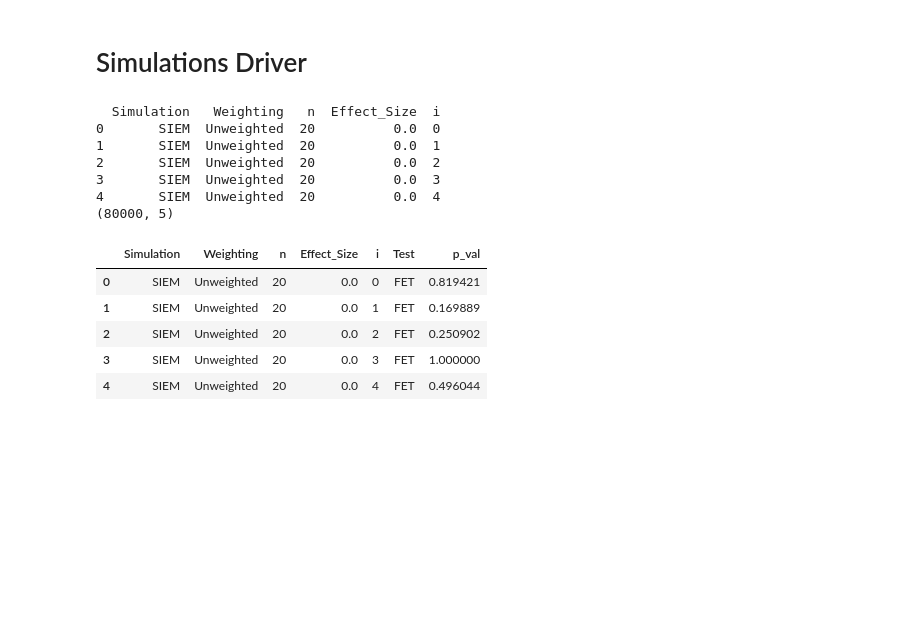
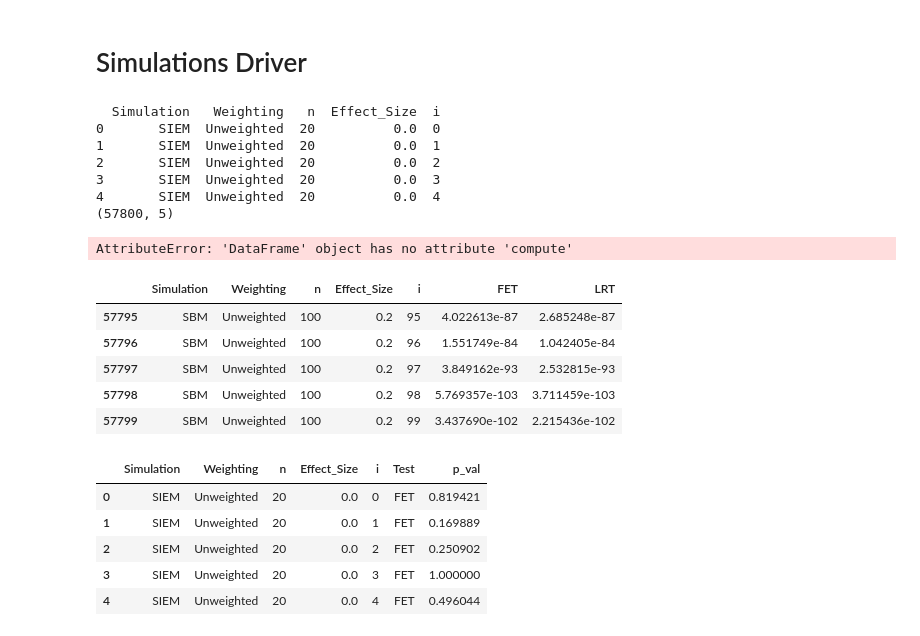
Before and after one commit to neurodata/dos_and_donts, a Jupyter notebook: experiments/single_graph_exps/siem/singlegraph_sims.ipynb, the cells around one changed output. Drawn from its saved outputs; the diff is of its cells as text; code cells hidden in the pictures; blank space fills up the shorter version.

```diff
--- a/experiments/single_graph_exps/siem/singlegraph_sims.ipynb
+++ b/experiments/single_graph_exps/siem/singlegraph_sims.ipynb
@@ -351,11 +365,13 @@ client
 # Simulations Driver
 # %%
 exps = []
-for weighting, sims in simulations.items():
-    for sim_name, sim in sims.items():
-        for es in sim["eff_sz"]:
-            for n in nvertices:
-                for i in range(nrep):
+# for weighting, sims in simulations.items():
+weighting = "Unweighted"
+sims = simulations[weighting]
+for sim_name, sim in sims.items():
+    for es in sim["eff_sz"]:
+        for n in nvertices:
+            for i in range(nrep):
                     exps.append([sim_name, weighting, n, es, i])
 sim_exps = pd.DataFrame(exps, columns=["Simulation", "Weighting", "n", "Effect_Size", "i"])
 sim_exps["n"] = sim_exps["n"].astype(int)
@@ -368,7 +384,7 @@ print(sim_exps.shape)
 2       SIEM  Unweighted  20          0.0  2
 3       SIEM  Unweighted  20          0.0  3
 4       SIEM  Unweighted  20          0.0  4
-(80000, 5)
+(57800, 5)
 # %%
 def run_exp(row):
     # generate simulation using the dictionary defined above
@@ -399,13 +415,24 @@ def run_exp(row):
 sim_exps = ddf.from_pandas(sim_exps, npartitions=ncores*1.5)
 sim_results = sim_exps.apply(lambda x: run_exp(x), axis=1, result_type='expand',
                              meta={0: str, 1: str, 2: int, 3: float, 4: int,
-                                   5: float, 6: float, 7: float, 8: float, 9: float, 10: float})
+                                   5: float, 6: float})#, 7: float, 8: float, 9: float})
 # %%
 sim_results = sim_results.compute(scheduler="multiprocessing")
 sim_results = sim_results.rename(columns={0: "Simulation", 1: "Weighting", 2: "n", 3: "Effect_Size",
-                                          4: "i", 5: "FET", 6: "LRT", 7: "MWW", 8: "PT",
-                                          9: "WT", 10: "rLRT"})
-sim_results.to_pickle('./data/singlegraph_results.pkl')
+                                          4: "i", 5: "FET", 6: "LRT"})#, 7: "MWW", 8: "PT",
+                                          #9: "WT", 10: "rLRT"})
+# %% [output]
+AttributeError: 'DataFrame' object has no attribute 'compute'
+# %%
+sim_results.to_csv('./data/singlegraph_results.csv')
+sim_results.tail()
+# %% [output]
+|  | Simulation | Weighting | n | Effect_Size | i | FET | LRT |
+| 57795 | SBM | Unweighted | 100 | 0.2 | 95 | 4.022613e-87 | 2.685248e-87 |
+| 57796 | SBM | Unweighted | 100 | 0.2 | 96 | 1.551749e-84 | 1.042405e-84 |
+| 57797 | SBM | Unweighted | 100 | 0.2 | 97 | 3.849162e-93 | 2.532815e-93 |
+| 57798 | SBM | Unweighted | 100 | 0.2 | 98 | 5.769357e-103 | 3.711459e-103 |
+| 57799 | SBM | Unweighted | 100 | 0.2 | 99 | 3.437690e-102 | 2.215436e-102 |
 # %%
 sim_results = pd.read_pickle('./data/singlegraph_results.pkl')
 sim_results >>= gather('Test', 'p_val', ['FET', 'LRT', 'MWW', 'PT', 'WT', 'rLRT'])
```
Also changed, not shown: parts of 4 cells of this notebook, 17 other files.
